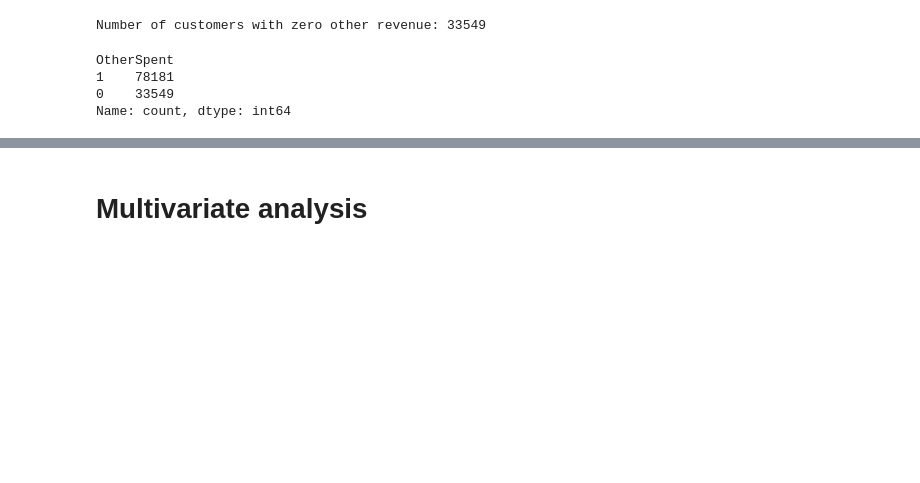
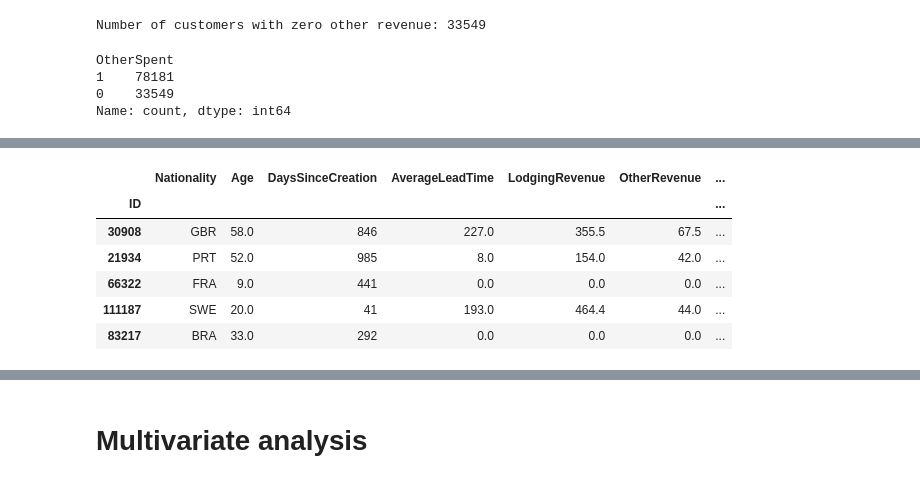
Before and after one commit to RubenCMarques/Hotel-Customer-Segmentation, a Jupyter notebook: Notebooks/Diogo_workspace.ipynb, the cells around one changed output, grey strips where cells are left out. Saved outputs shown, nothing was run; the diff lists cells and outputs as text; code cells hidden in the pictures; blank space fills up the shorter version.

```diff
--- a/Notebooks/Diogo_workspace.ipynb
+++ b/Notebooks/Diogo_workspace.ipynb
@@ -677,0 +700,10 @@ Name: count, dtype: int64
+# %%
+data.sample(5)
+# %% [output]
+|  | Nationality | Age | DaysSinceCreation | AverageLeadTime | LodgingRevenue | OtherRevenue | ... |
+| ID |  |  |  |  |  |  | ... |
+| 30908 | GBR | 58.0 | 846 | 227.0 | 355.5 | 67.5 | ... |
+| 21934 | PRT | 52.0 | 985 | 8.0 | 154.0 | 42.0 | ... |
+| 66322 | FRA | 9.0 | 441 | 0.0 | 0.0 | 0.0 | ... |
+| 111187 | SWE | 20.0 | 41 | 193.0 | 464.4 | 44.0 | ... |
+| 83217 | BRA | 33.0 | 292 | 0.0 | 0.0 | 0.0 | ... |
```
Also changed, not shown: parts of 14 cells of this notebook.
